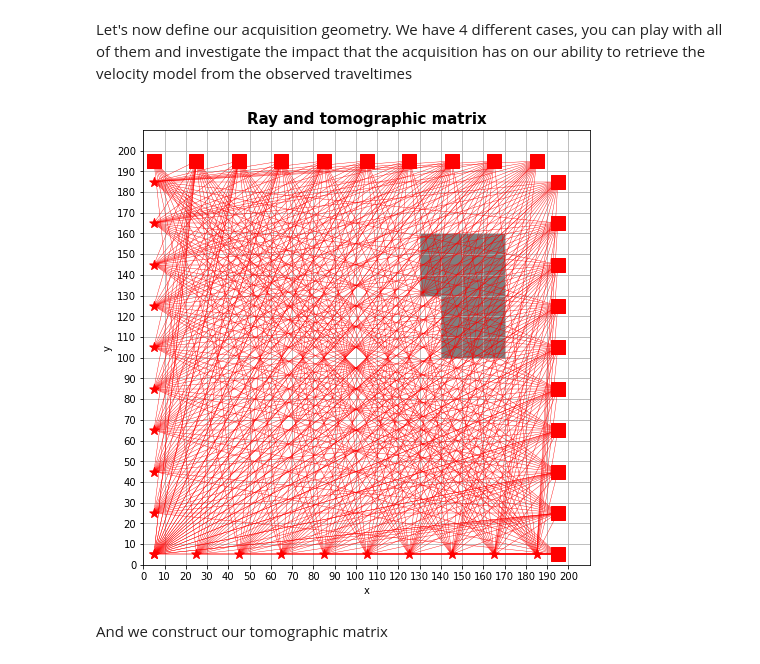
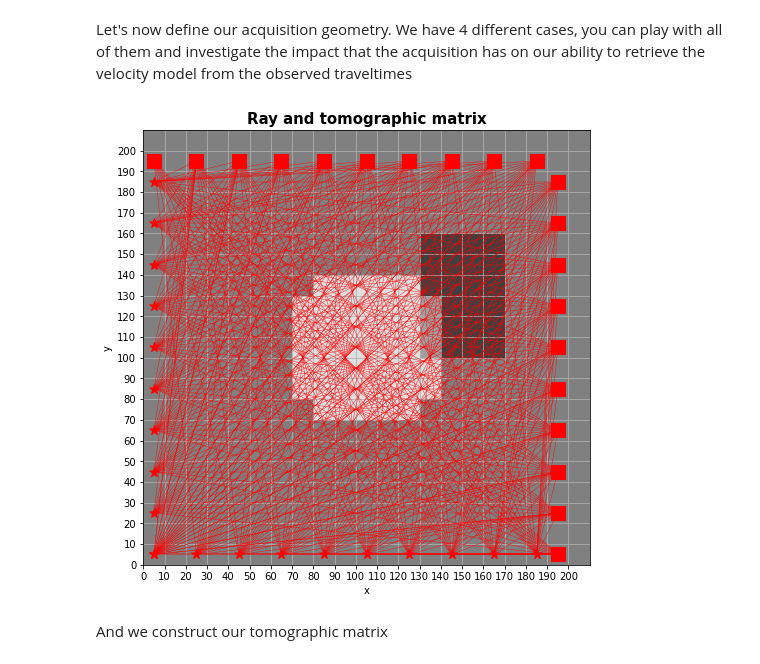
Before and after one commit to DIG-Kaust/Seismology, a Jupyter notebook: SeismicTomography/SeismicTomography.ipynb, the cells around one changed output. Drawn from its saved outputs; the diff is of its cells as text; code cells hidden in the pictures.

```diff
--- a/SeismicTomography/SeismicTomography.ipynb
+++ b/SeismicTomography/SeismicTomography.ipynb
@@ -271,35 +271,35 @@ elif geometry == 'VSP':
     r[0,:nr] = 102.5
     r[1,:nr] = np.arange(nr)*10 + 2.5
 elif geometry == 'Surrounded':
     s[0,:ns//2] = 5
     s[1,:ns//2] = np.arange(ns//2)*20 + 5
     r[0,:nr//2] = 195
     r[1,:nr//2] = np.arange(nr//2)*20 + 5
 
     s[1,ns//2:] = 5
     s[0,ns//2:] = np.arange(ns//2)*20 + 5
     r[1,nr//2:] = 195
     r[0,nr//2:] = np.arange(nr//2)*20 + 5
 
 # Compute rays
 rays = straigh_rays(s, r)
 
 plt.figure(figsize=(8, 8))
-plt.imshow(vel.T, cmap='gray', origin='lower', vmin=0, vmax=2000,
+plt.imshow(vel.T, cmap='gray', origin='lower', vmin=0, vmax=4000,
            extent=(x[0]-dx//2, x[-1]+dx//2, z[0]-dz//2, z[-1]+dz//2))
 plt.scatter(s[0], s[1], c='r', s=100, marker='*')
 plt.scatter(r[0], r[1], c='r', s=200, marker='s')
 for ray in rays:
     plt.plot(ray[0], ray[1], c='r', lw=0.4)
 plt.xticks(x-dx//2)
 plt.yticks(z-dx//2)
 plt.xlabel('x')
 plt.ylabel('y')
 plt.title('Ray and tomographic matrix', fontsize=15, fontweight='bold')
 plt.grid('on', which='both')
 plt.axis('tight');
 # %% [output]
-[figure, old version]
+[figure, new version]
 # %% [markdown]
 And we construct our tomographic matrix
 # %%
```
Also changed, not shown: 1 other file.
